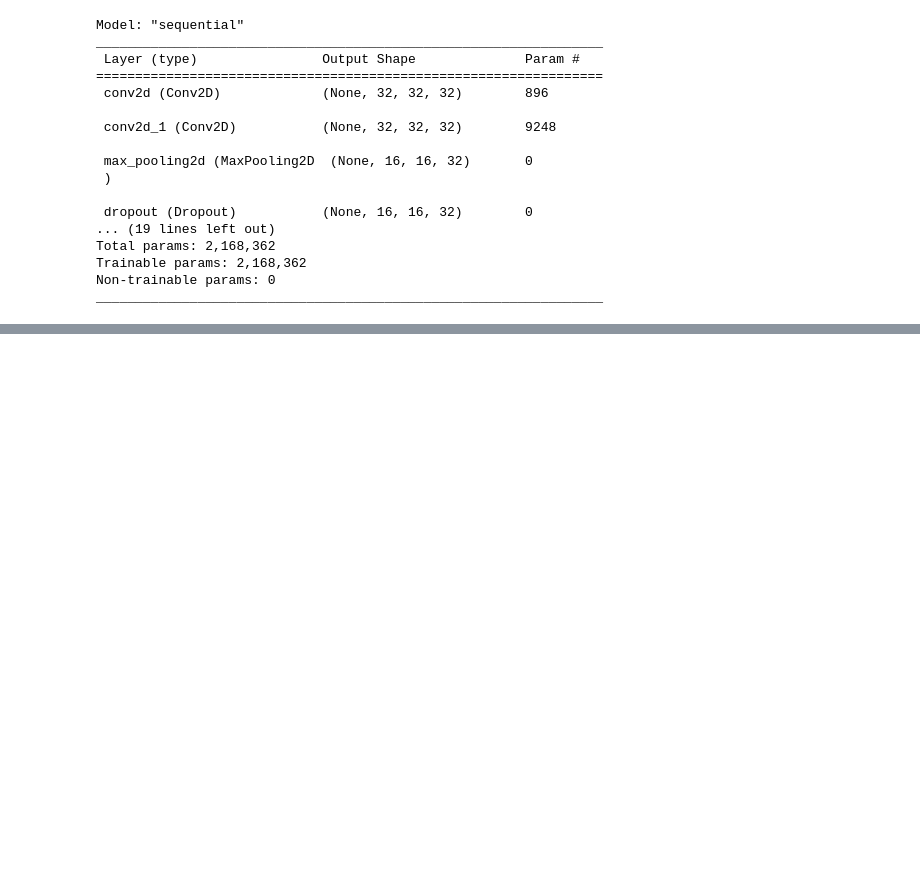
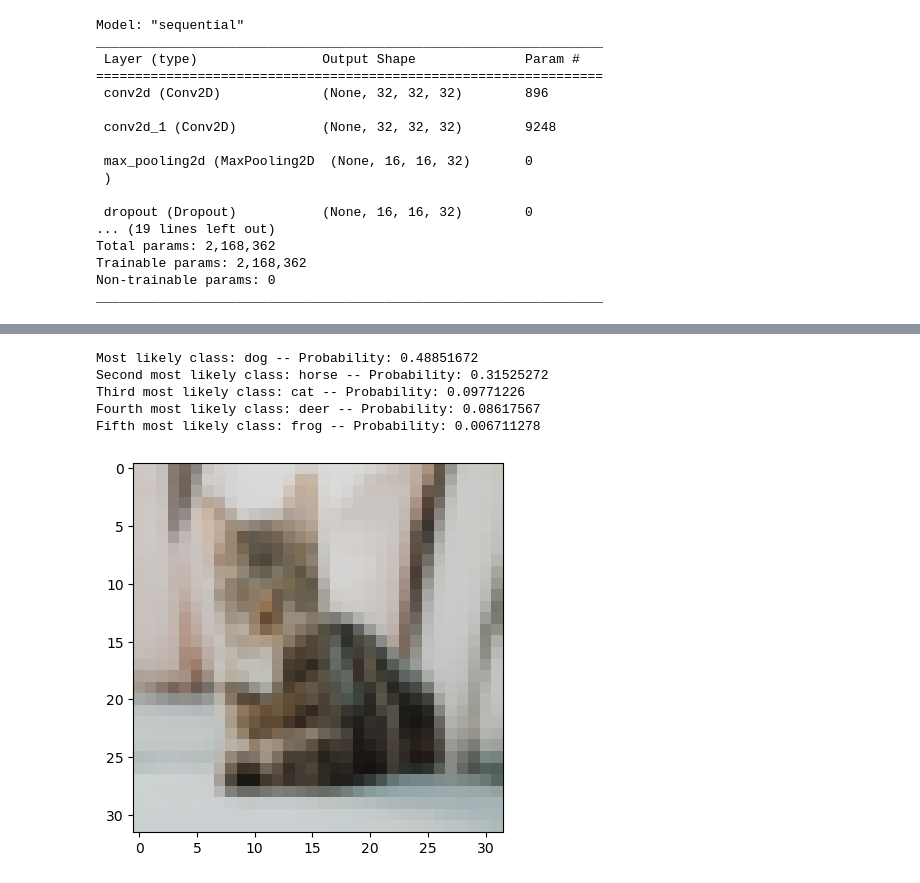
Before and after one commit to DWhite933/Lab11-Deep-Learning, a Jupyter notebook: imagereconition.ipynb, the cells around one changed output, grey strips where cells are left out. Drawn from its saved outputs; the diff is of its cells as text; code cells hidden in the pictures; blank space fills up the shorter version.

```diff
--- a/imagereconition.ipynb
+++ b/imagereconition.ipynb
@@ -187,0 +197,22 @@ model.save('my_cifar10_model.h5')
+# %%
+number_to_class = ['airplane', 'automobile', 'bird', 'cat', 'deer', 'dog', 'frog', 'horse', 'ship', 'truck']
+index = np.argsort(probabilities[0,:])
+print("Most likely class:", number_to_class[index[9]], "-- Probability:", probabilities[0,index[9]])
+print("Second most likely class:", number_to_class[index[8]], "-- Probability:", probabilities[0,index[8]])
+print("Third most likely class:", number_to_class[index[7]], "-- Probability:", probabilities[0,index[7]])
+print("Fourth most likely class:", number_to_class[index[6]], "-- Probability:", probabilities[0,index[6]])
+print("Fifth most likely class:", number_to_class[index[5]], "-- Probability:", probabilities[0,index[5]])
+# %% [output]
+Most likely class: dog -- Probability: 0.48851672
+Second most likely class: horse -- Probability: 0.31525272
+Third most likely class: cat -- Probability: 0.09771226
+Fourth most likely class: deer -- Probability: 0.08617567
+Fifth most likely class: frog -- Probability: 0.006711278
+# %%
+my_image = plt.imread("cat2.jpg")
+# %%
+my_image_resized = resize(my_image, (32,32,3))
+# %%
+img = plt.imshow(my_image_resized)
+# %% [output]
+[figure, added]
```
Also changed, not shown: parts of 12 cells of this notebook, 1 other file.
